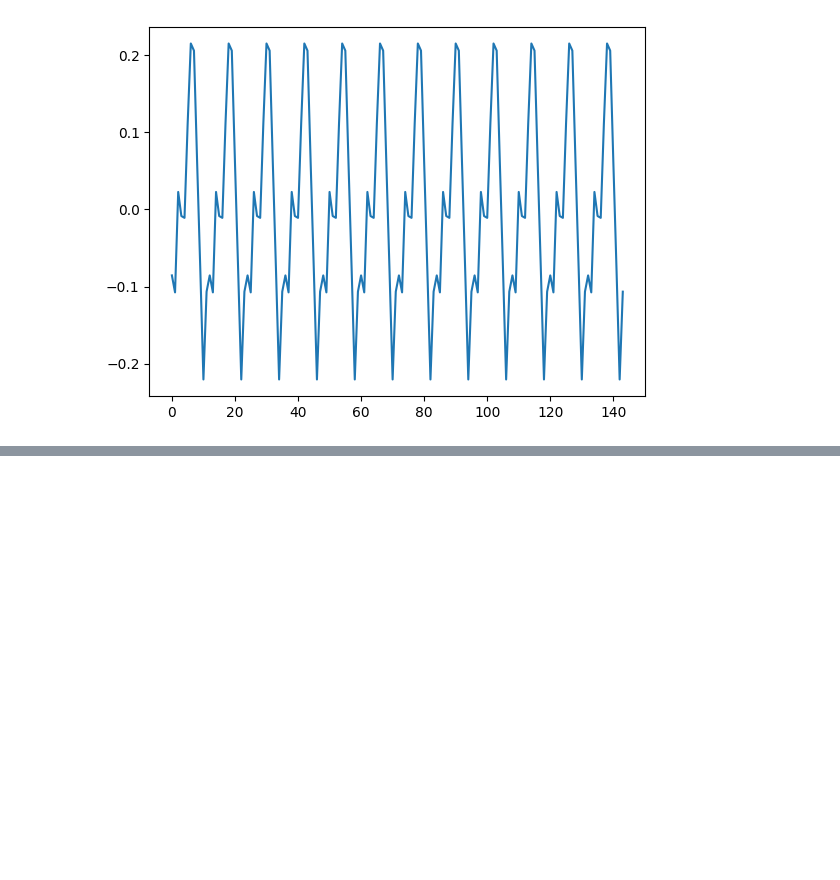
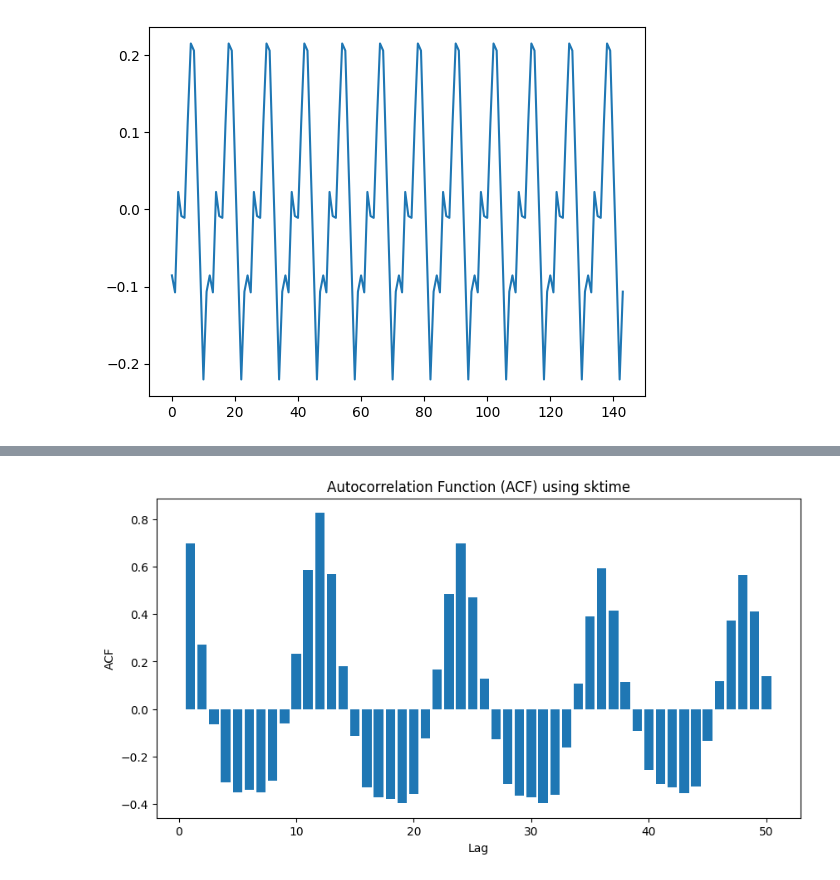
Before and after one commit to venkateshsoundar/DATA607W2025, a Jupyter notebook: lecture09.ipynb, the cells around one changed output, grey strips where cells are left out. Drawn from its saved outputs; the diff is of its cells as text; code cells hidden in the pictures; blank space fills up the shorter version.

```diff
--- a/lecture09.ipynb
+++ b/lecture09.ipynb
@@ -88,0 +126,19 @@ assert np.allclose(seasonality_model.predict(X), df["Seasonality"])
+# %%
+from sktime.utils.plotting import plot_series
+from sktime.transformations.series.acf import AutoCorrelationTransformer
+import matplotlib.pyplot as plt
+import numpy as np
+
+# Compute ACF using sktime
+acf_transformer = AutoCorrelationTransformer(n_lags=50)  # Adjust lags as needed
+acf_values = acf_transformer.fit_transform(df["Detrended"])
+
+# Plot ACF
+plt.figure(figsize=(10, 5))
+plt.bar(np.arange(1, 51), acf_values[1:])  # Exclude lag 0
+plt.xlabel("Lag")
+plt.ylabel("ACF")
+plt.title("Autocorrelation Function (ACF) using sktime")
+plt.show()
+# %% [output]
+[figure, added]
```
Also changed, not shown: parts of 18 cells of this notebook, 4 other files.
